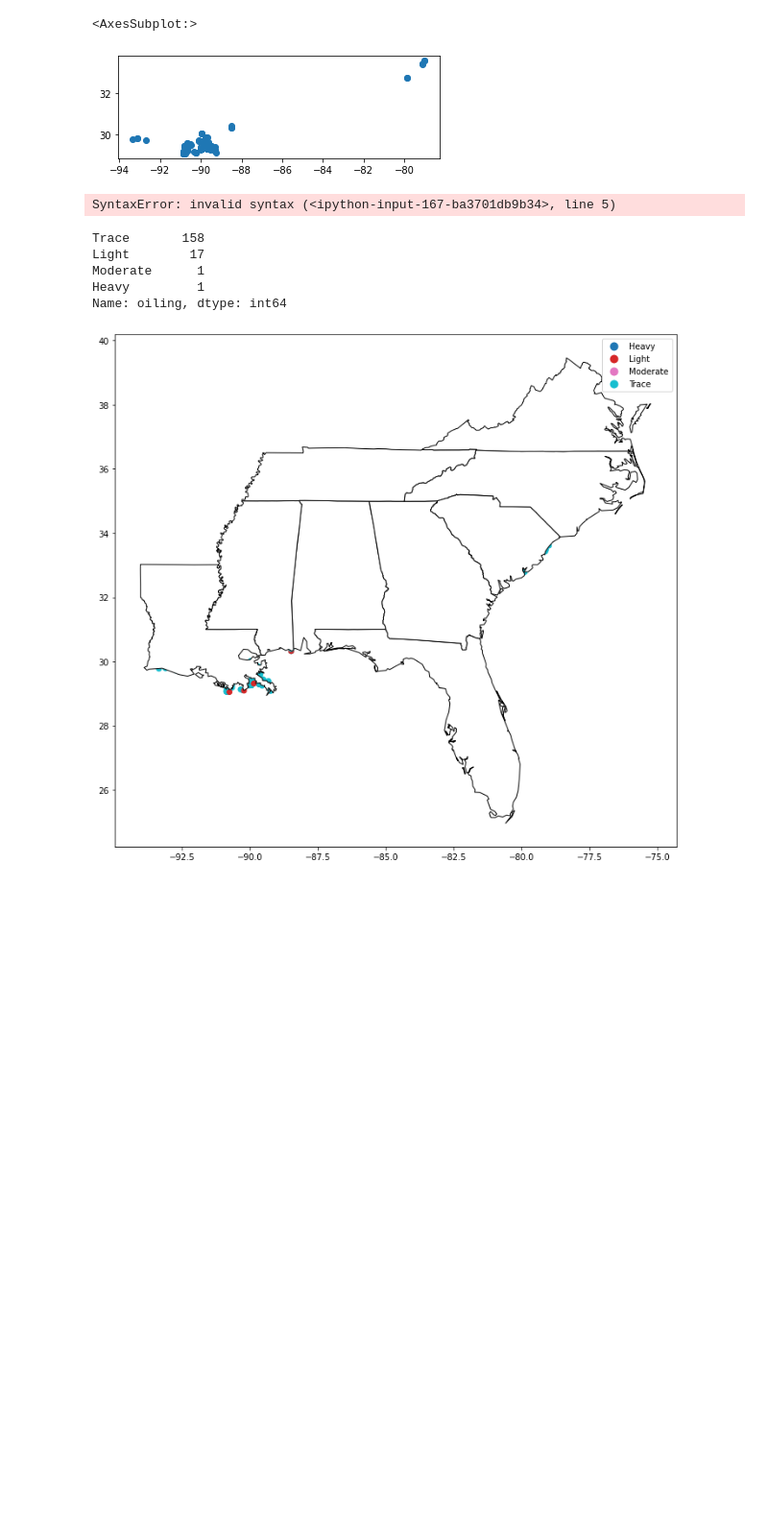
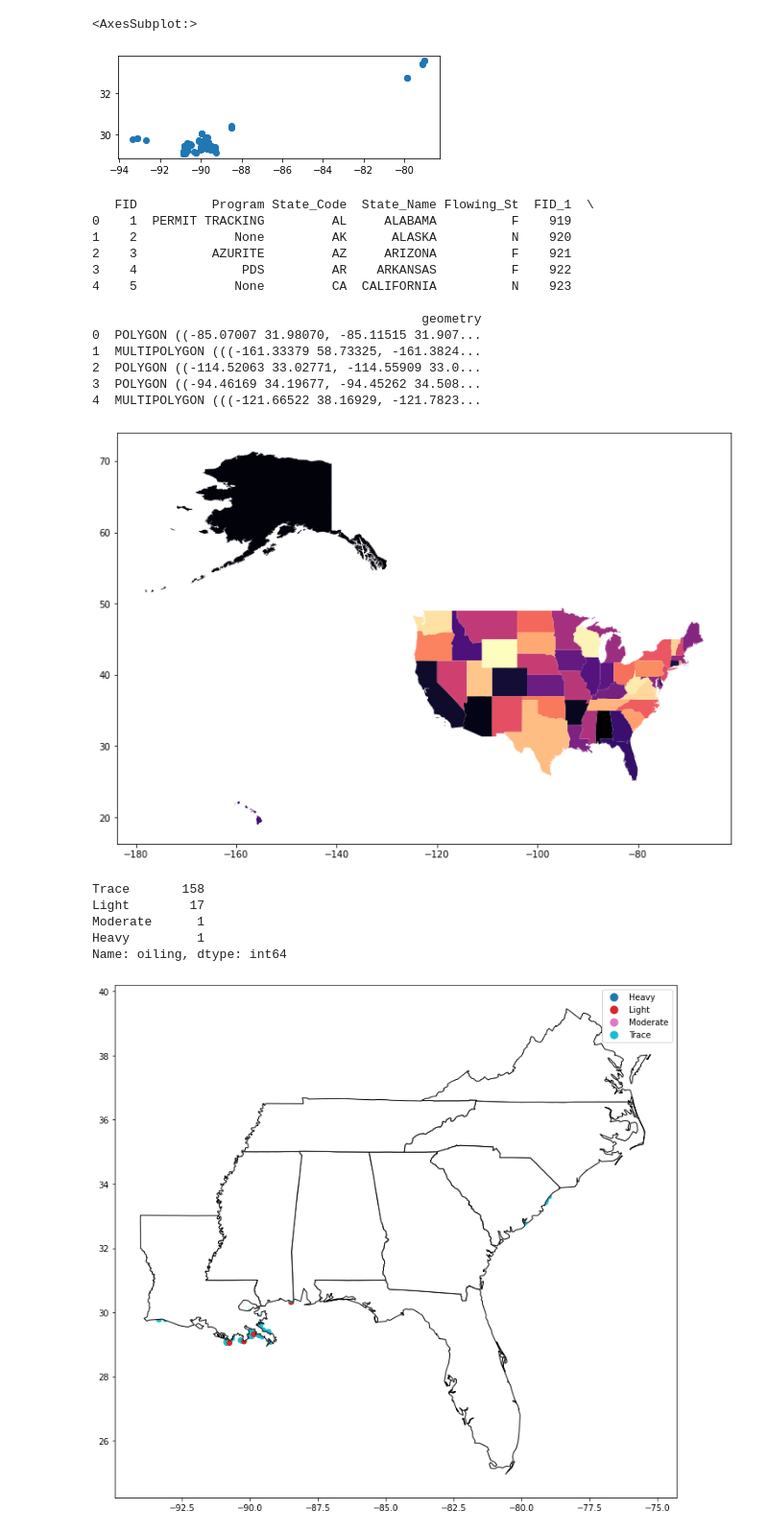
Before and after one commit to gbugieda/final-367-datascience, a Jupyter notebook: Messy.ipynb, the cells around one changed output. Shown: that part at 96% size. Saved outputs shown, nothing was run; the diff lists cells and outputs as text; code cells hidden in the pictures; blank space fills up the shorter version.

```diff
--- a/Messy.ipynb
+++ b/Messy.ipynb
@@ -85,11 +85,24 @@ geodf.plot()
 # %%
 ## Geoplotting where birds were found oiled in some capacity compared to explosion location
 states = gpd.read_file('data/maps/States_shapefile.shp')
 print(states.head())
 states.plot(cmap='magma', figsize=(12,12))
-southeast = states[states['State_Code'].isin(['FL','GA','AL','SC','NC', 'TN', 'LA', 'MS', 'VA'])]southeast
+southeast = states[states['State_Code'].isin(['FL','GA','AL','SC','NC', 'TN', 'LA', 'MS', 'VA'])]
 # %% [output]
-SyntaxError: invalid syntax (<ipython-input-167-ba3701db9b34>, line 5)
+   FID          Program State_Code  State_Name Flowing_St  FID_1  \
+0    1  PERMIT TRACKING         AL     ALABAMA          F    919
+1    2             None         AK      ALASKA          N    920
+2    3          AZURITE         AZ     ARIZONA          F    921
+3    4              PDS         AR    ARKANSAS          F    922
+4    5             None         CA  CALIFORNIA          N    923
+
+                                            geometry
+0  POLYGON ((-85.07007 31.98070, -85.11515 31.907...
+1  MULTIPOLYGON (((-161.33379 58.73325, -161.3824...
+2  POLYGON ((-114.52063 33.02771, -114.55909 33.0...
+3  POLYGON ((-94.46169 34.19677, -94.45262 34.508...
+4  MULTIPOLYGON (((-121.66522 38.16929, -121.7823...
+[figure, added]
 # %%
 print(geodf['oiling'].value_counts())
 ax = geodf.plot(column='oiling',legend=True,figsize=(12,12))
```
Also changed, not shown: parts of 5 cells of this notebook, 1 other file.
